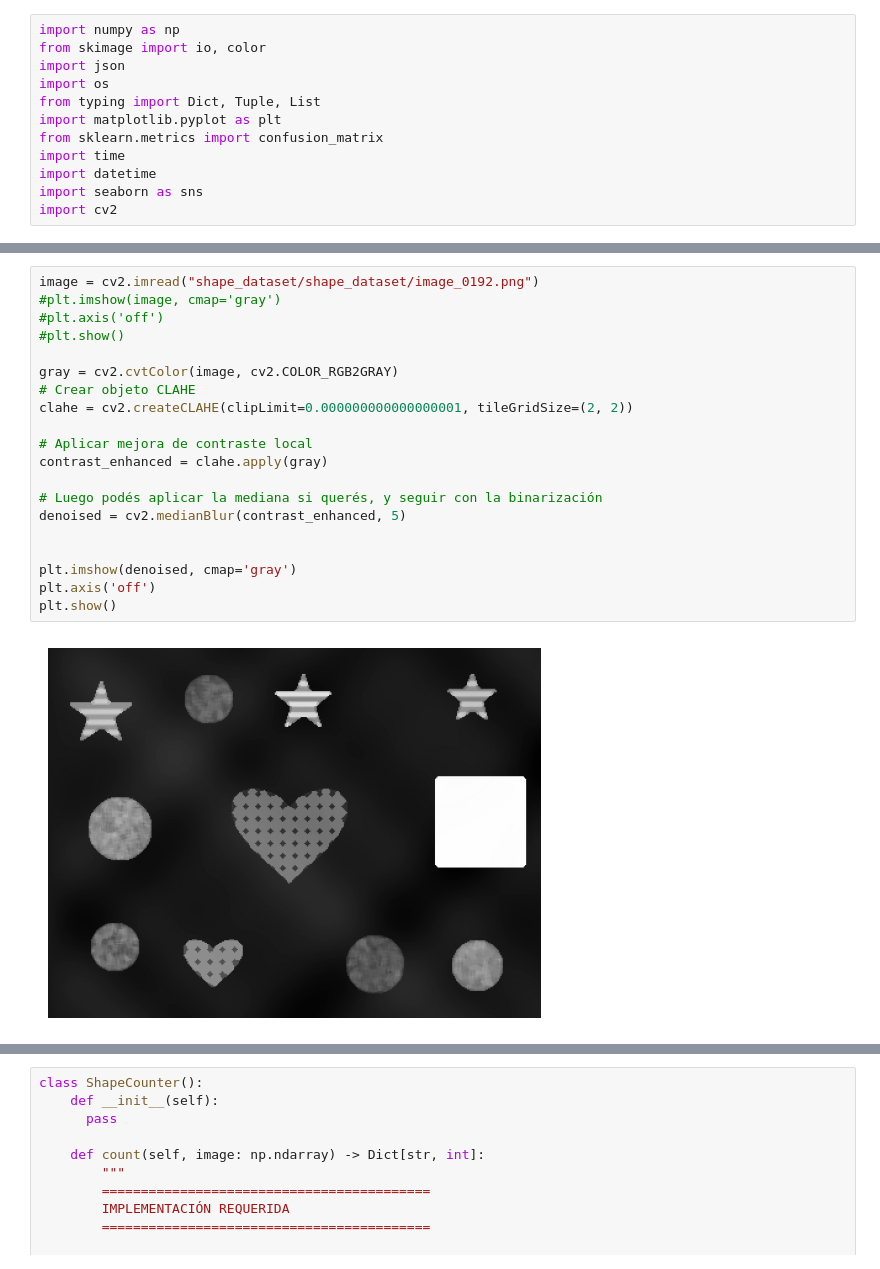
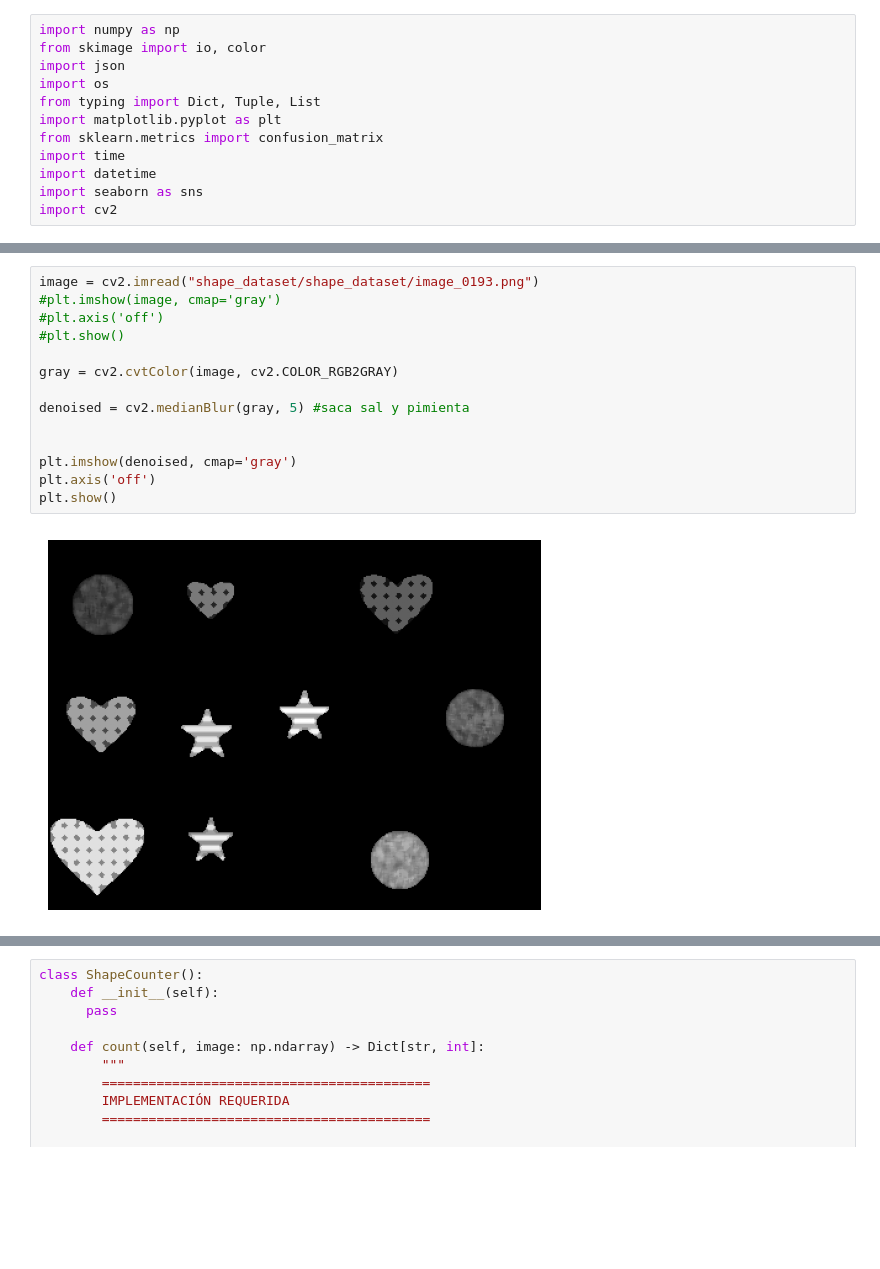
Before and after one commit to MarioSigal/Procesamiento-de-Imagenes, a Jupyter notebook: Trabajo_Final_Contador_Formas_Pdi2025.ipynb, the cells around one changed output, grey strips where cells are left out. Drawn from its saved outputs; the diff is of its cells as text; blank space fills up the shorter version.

```diff
--- a/Trabajo_Final_Contador_Formas_Pdi2025.ipynb
+++ b/Trabajo_Final_Contador_Formas_Pdi2025.ipynb
@@ -92,22 +152,16 @@ import cv2
 # %%
-image = cv2.imread("shape_dataset/shape_dataset/image_0192.png")
+image = cv2.imread("shape_dataset/shape_dataset/image_0193.png")
 #plt.imshow(image, cmap='gray')
 #plt.axis('off')
 #plt.show()
 
 gray = cv2.cvtColor(image, cv2.COLOR_RGB2GRAY)
-# Crear objeto CLAHE
-clahe = cv2.createCLAHE(clipLimit=0.000000000000000001, tileGridSize=(2, 2))
 
-# Aplicar mejora de contraste local
-contrast_enhanced = clahe.apply(gray)
-
-# Luego podés aplicar la mediana si querés, y seguir con la binarización
-denoised = cv2.medianBlur(contrast_enhanced, 5)
+denoised = cv2.medianBlur(gray, 5) #saca sal y pimienta
 
 
 plt.imshow(denoised, cmap='gray')
 plt.axis('off')
 plt.show()
 # %% [output]
-[figure, old version]
+[figure, new version]
```
Also changed, not shown: parts of 6 cells of this notebook.
